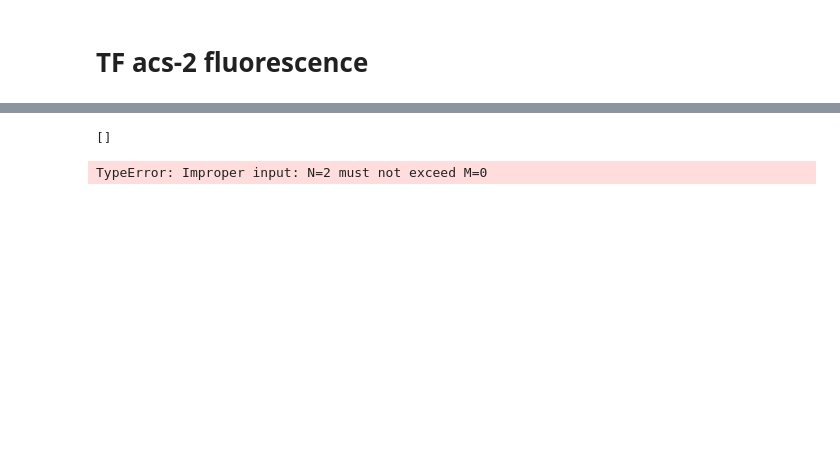
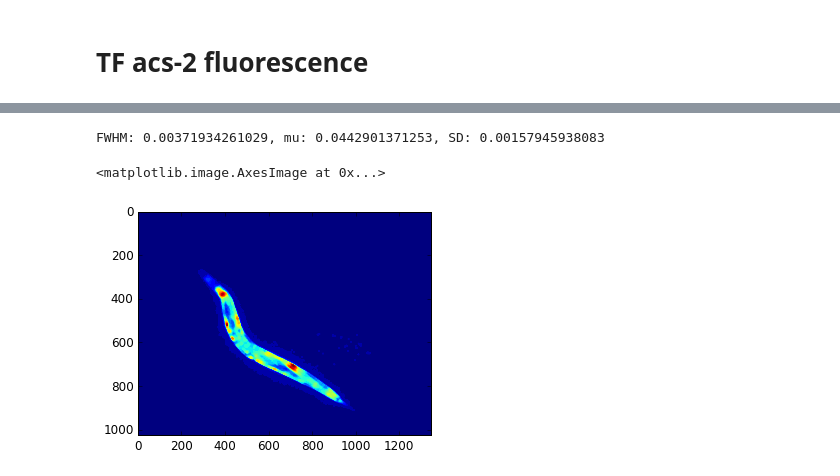
Before and after one commit to PNorvaisas/Celegans_segmentation, a Jupyter notebook: TF_acs-2.ipynb, the cells around one changed output, grey strips where cells are left out. Saved outputs shown, nothing was run; the diff lists cells and outputs as text; code cells hidden in the pictures; blank space fills up the shorter version.

```diff
--- a/TF_acs-2.ipynb
+++ b/TF_acs-2.ipynb
@@ -204,36 +100,21 @@ contours = measure.find_contours(labeled_worms, 0.8)
-# %%
-contours
-# %% [output]
-[]
-# %%
-h = imghsv[:, :, 0]
-v1D = np.around(h.ravel(), 3)
-ftable = np.array(freqtable(v1D))
-ftable = ftable[np.argsort(ftable[:, 0])]
-X, Y, mu, sd = fitgauss(ftable[:, 0], ftable[:, 1])
-# What hue threshold o use
-
-
-#Adjustments depend on the plate
-#Hue threshold estimation based on a selection of test images
-hthr=mu * 0.995318 + sd * 0.427193 + 0.03
-
-
-labeled_worms = labeling3(imghsv, hthr,cthres,sthres)
-
-
-wormind = list(np.unique(labeled_worms))
-worms = {w: labeled_worms[labeled_worms == w].shape[0] for w in wormind}
-worms = {wk: wp for wk, wp in worms.items() if wp < 1000000}
-
-
-
-#Make white background
-extract = imgrgb.copy()
-extract[labeled_worms == 0, :] = [1, 1, 1]
-
-contours = measure.find_contours(labeled_worms, 0.8)
-
-contours[1][:,1]
-# %% [output]
-TypeError: Improper input: N=2 must not exceed M=0
+# %%
+v = imghsv[:, :, 2]
+
+# Filtering noise
+dv = rank.median(v, disk(3)) / 255.0
+#Expanding
+comb = opening(dv, selem=disk(5))
+
+v1D = np.around(v.ravel(), 3)
+ftable = np.array(freqtable(v1D))
+ftable = ftable[np.argsort(ftable[:, 0])]
+X, Y, mu, sd = fitgauss(ftable[:, 0], ftable[:, 1])
+
+#Save image
+skio.imsave('{}_{}_{}_adjusted_RGB.tiff'.format(rep,fol,fil),jetimage(comb))
+
+plt.imshow(comb)
+# %% [output]
+FWHM: 0.00371934261029, mu: 0.0442901371253, SD: 0.00157945938083
+<matplotlib.image.AxesImage at 0x...>
+[figure, added]
```
Also changed, not shown: parts of 22 cells of this notebook, 2 other files.
